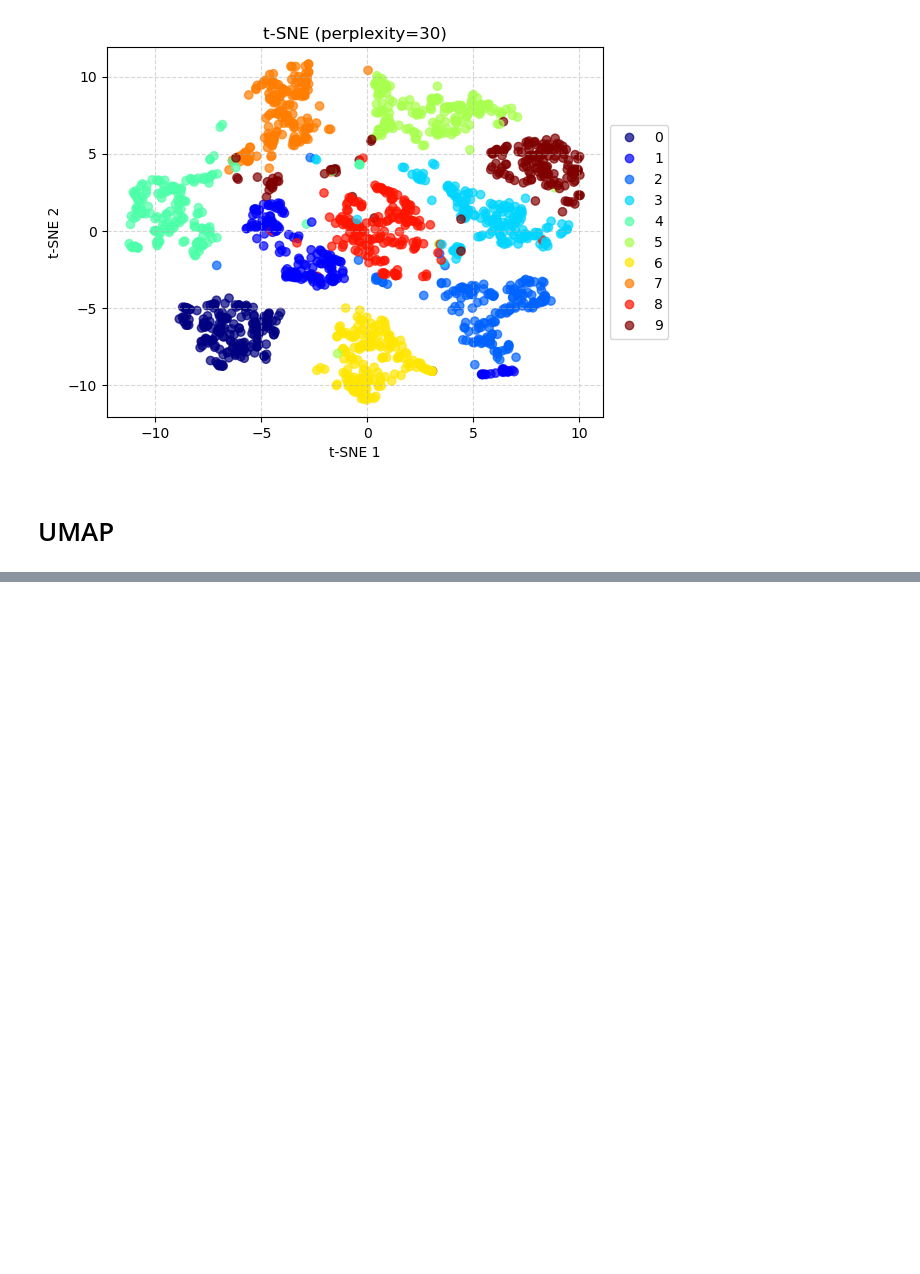
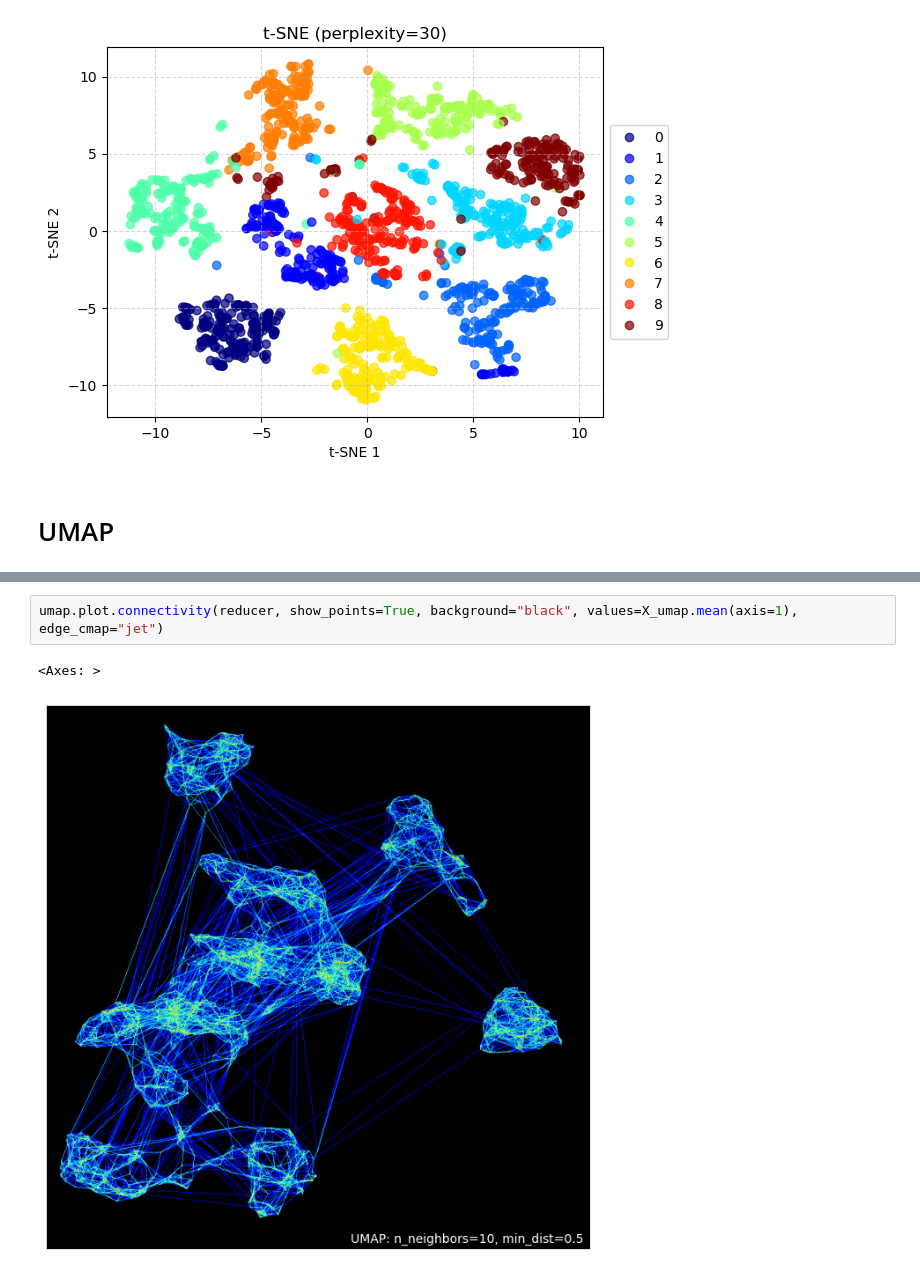
Before and after one commit to julienguegan/notebooks_blog, a Jupyter notebook: dimension_reduction.ipynb, the cells around one changed output, grey strips where cells are left out. Cells and saved outputs as stored; diff of their text form; blank space fills up the shorter version.

```diff
--- a/dimension_reduction.ipynb
+++ b/dimension_reduction.ipynb
@@ -113,0 +120,5 @@ plt.show()
+# %%
+umap.plot.connectivity(reducer, show_points=True, background="black", values=X_umap.mean(axis=1), edge_cmap="jet")
+# %% [output]
+<Axes: >
+[figure, added]
```
Also changed, not shown: parts of 5 cells of this notebook.
